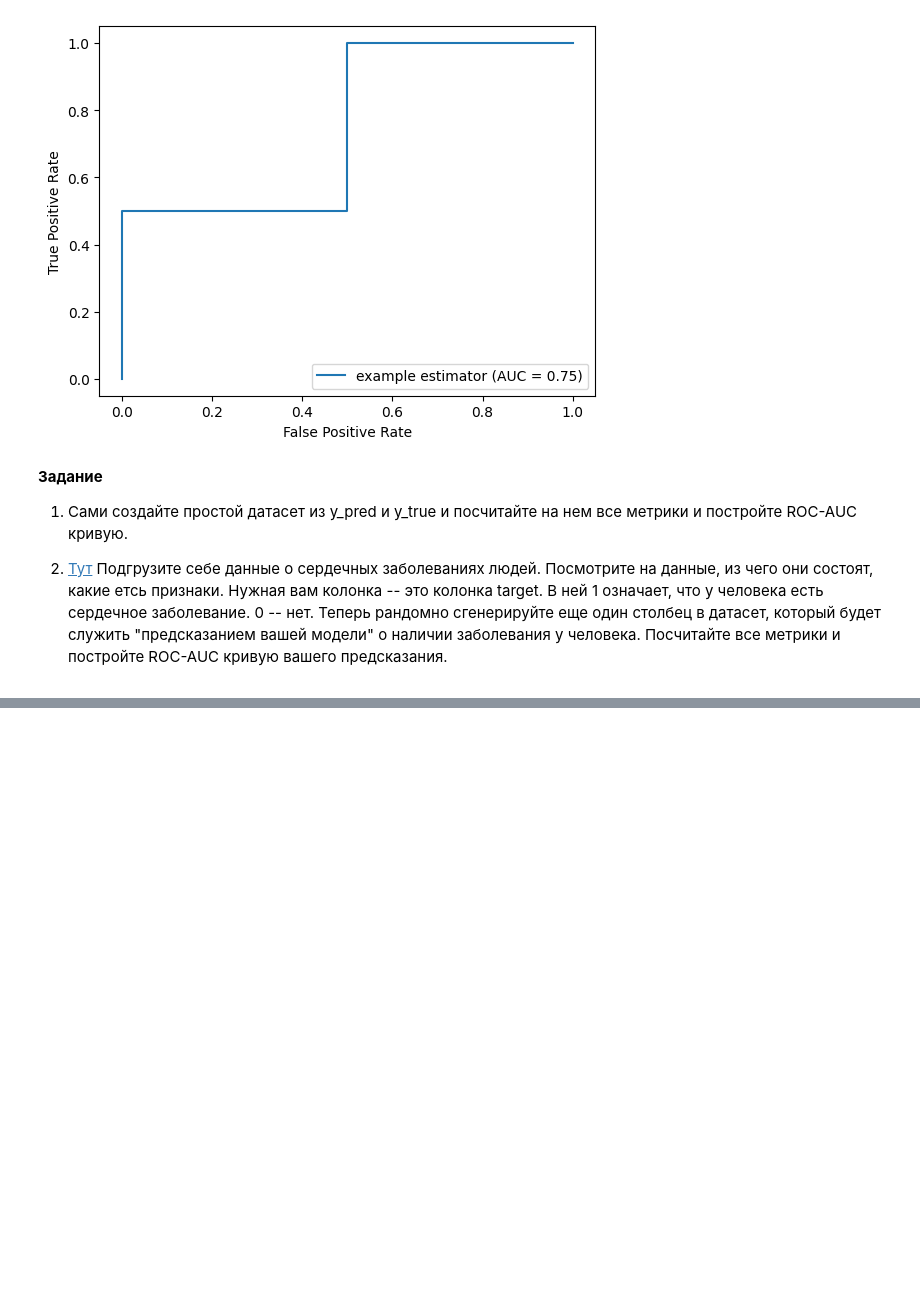
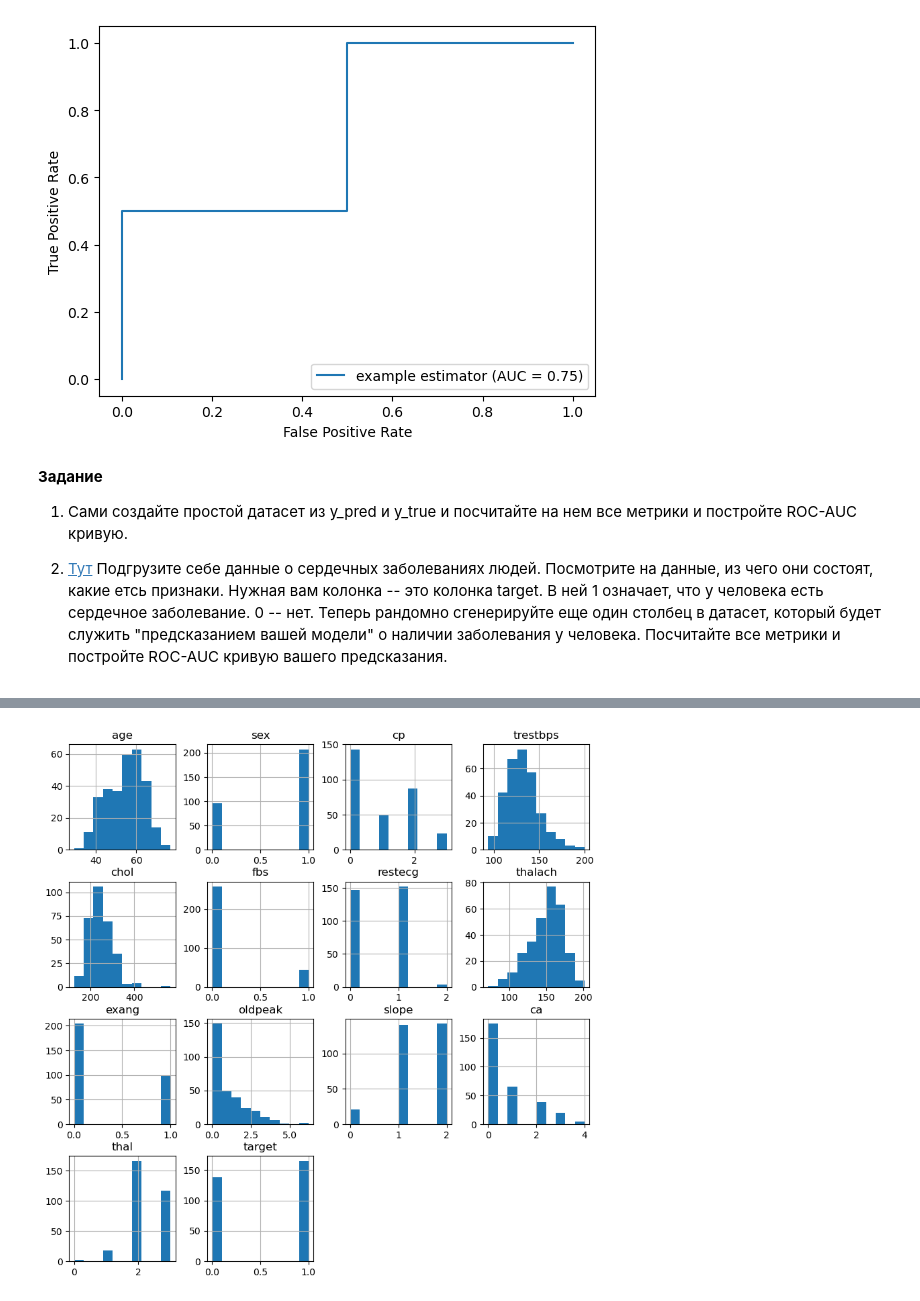
Before and after one commit to voroninip/FBMF_python, a Jupyter notebook: ROC_AUC/13_Метрики_качества_предсказания.ipynb, the cells around one changed output, grey strips where cells are left out. Saved outputs shown, nothing was run; the diff lists cells and outputs as text; code cells hidden in the pictures; blank space fills up the shorter version.

```diff
--- a/ROC_AUC/13_Метрики_качества_предсказания.ipynb
+++ b/ROC_AUC/13_Метрики_качества_предсказания.ipynb
@@ -138,0 +156,6 @@ from sklearn.metrics import confusion_matrix
+# %%
+import pandas as pd
+
+
+df = pd.DataFrame(pd.read_csv('heart.csv'))
+df
@@ -138,0 +176,4 @@ from sklearn.metrics import confusion_matrix
+# %%
+df.hist(figsize=(10, 10));
+# %% [output]
+[figure, added]
```
Also changed, not shown: parts of 22 cells of this notebook, 1 other file.
